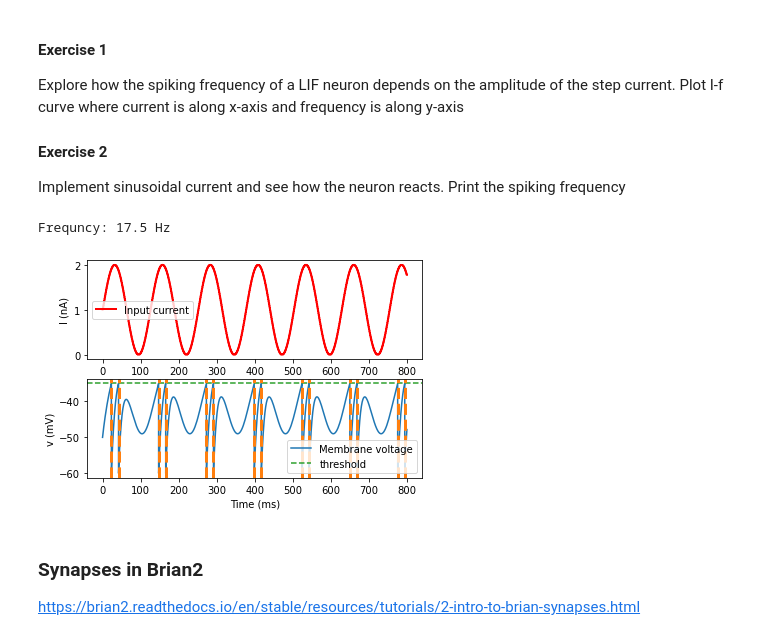
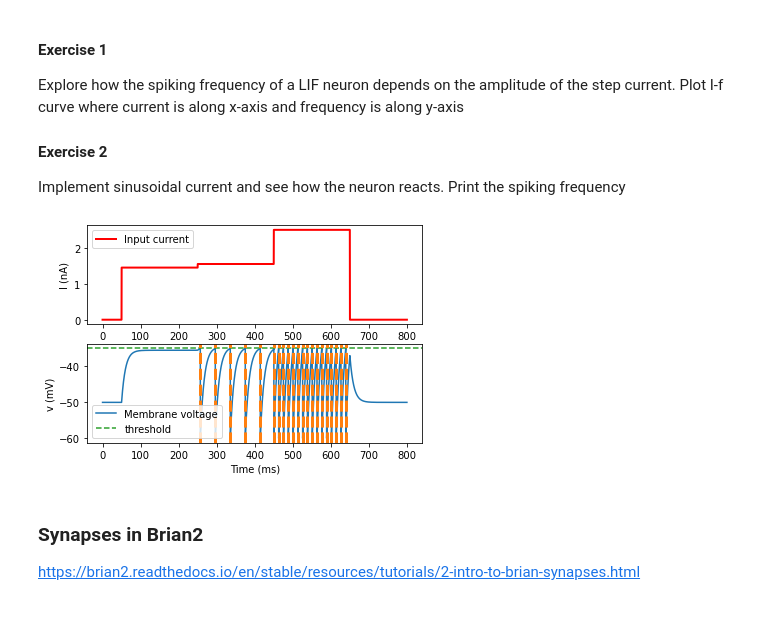
Before and after one commit to bazenkov/neuro-raai, a Jupyter notebook: Seminar 1. Introduction to Spiking Neural Networks.ipynb, the cells around one changed output. Cells and saved outputs as stored; diff of their text form; code cells hidden in the pictures.

```diff
--- a/Seminar 1. Introduction to Spiking Neural Networks.ipynb
+++ b/Seminar 1. Introduction to Spiking Neural Networks.ipynb
@@ -185,39 +182,38 @@ v0 = v_rest # initial potential
 v_th = -35 * b2.mvolt # threshold
 v_reset = -60 * b2.mvolt # reset potential
 T = 800 * b2.ms # simulation time
 # Create input current
 I_subthres = 1.45
 I_low = 1.55
 I_high = 2.5
 #Step input
-#I_arr = [0]*5 + [I_subthres]*20 + [I_low]*20 + [I_high]*20 +[0]
-#I = b2.TimedArray(I_arr * b2.namp, dt=10 * b2.ms)
+I_arr = [0]*5 + [I_subthres]*20 + [I_low]*20 + [I_high]*20 +[0]
+I = b2.TimedArray(I_arr * b2.namp, dt=10 * b2.ms)
 #Periodic input
-I_arr = 1 + np.sin(1/20*np.arange(T/b2.ms))
-I = b2.TimedArray(I_arr * b2.namp, dt=1 * b2.ms)
+# ?
+#I = b2.TimedArray(I_arr * b2.namp, dt=1 * b2.ms)
 eqs ='''
 dv/dt=(v_rest-v)/tau + R*I(t)/tau : volt
 '''
 G = b2.NeuronGroup(1,eqs,
                    threshold='v>v_th',
                    reset='v = v_reset',
                    method='linear')
 G.v = v0
 M = b2.StateMonitor(G, 'v', record=True)
 spikemon = b2.SpikeMonitor(G)
 b2.run(T)
 
 _,(ax_I, ax_V) = plt.subplots(2,1)
 plt.subplot(ax_I)
 plot_I(M, I)
 plt.legend()
 plt.subplot(ax_V)
 plot_v(M, v_th)
 plt.legend()
 plot_spikes(spikemon)
 # %% [output]
-Frequncy: 17.5 Hz
-[figure, old version]
+[figure, new version]
 # %% [markdown]
 ### Synapses in Brian2
 https://brian2.readthedocs.io/en/stable/resources/tutorials/2-intro-to-brian-synapses.html
```
Also changed, not shown: parts of 4 cells of this notebook.
